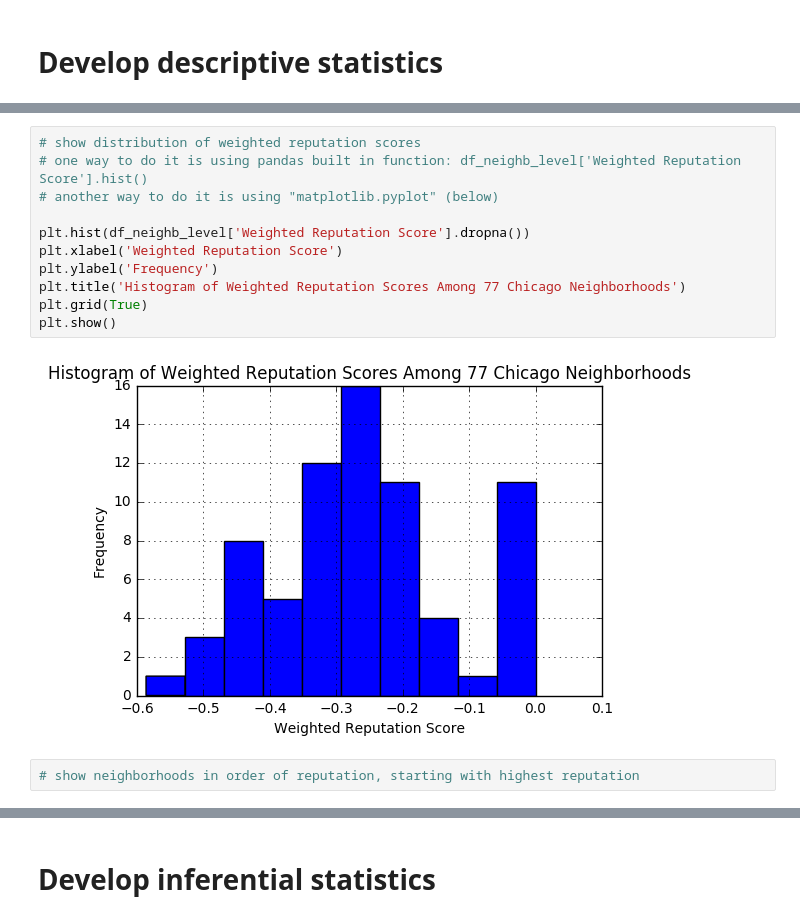
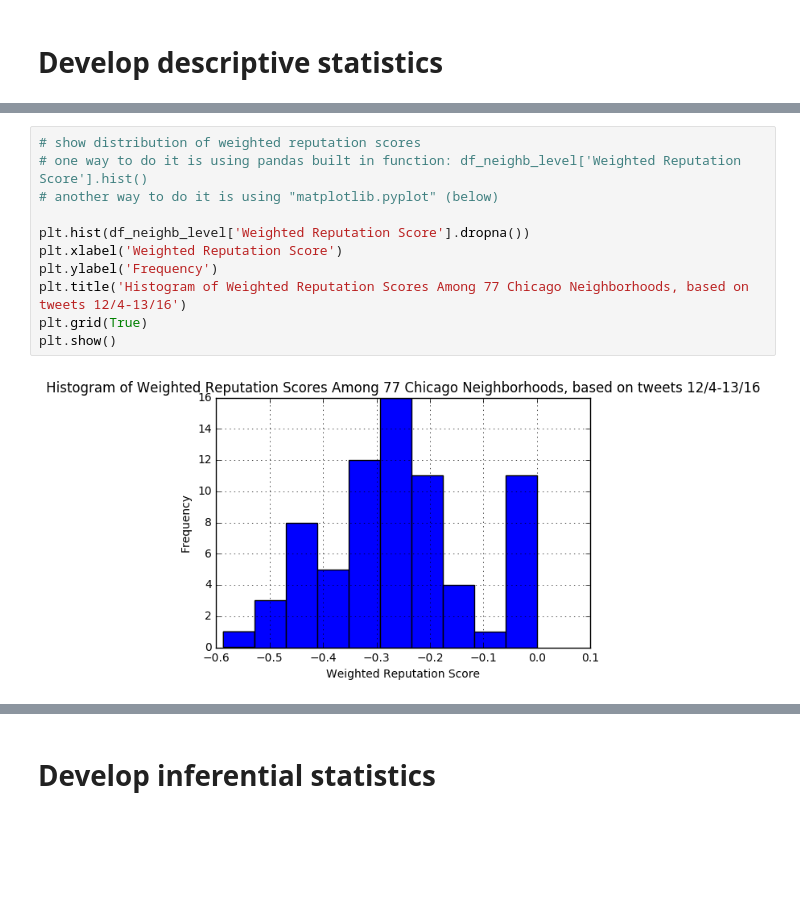
Before and after one commit to yarikan-zz/exploring-neighborhood-reputation, a Jupyter notebook: analysis_notebook.ipynb, the cells around one changed output, grey strips where cells are left out. Saved outputs shown, nothing was run; the diff lists cells and outputs as text; blank space fills up the shorter version.

```diff
--- a/analysis_notebook.ipynb
+++ b/analysis_notebook.ipynb
@@ -497,15 +518,13 @@ tweet_stats.describe()
 # %%
 # show distribution of weighted reputation scores
 # one way to do it is using pandas built in function: df_neighb_level['Weighted Reputation Score'].hist()
 # another way to do it is using "matplotlib.pyplot" (below)
 
 plt.hist(df_neighb_level['Weighted Reputation Score'].dropna())
 plt.xlabel('Weighted Reputation Score')
 plt.ylabel('Frequency')
-plt.title('Histogram of Weighted Reputation Scores Among 77 Chicago Neighborhoods')
+plt.title('Histogram of Weighted Reputation Scores Among 77 Chicago Neighborhoods, based on tweets 12/4-13/16')
 plt.grid(True)
 plt.show()
 # %% [output]
-[figure, old version]
+[figure, new version]
-# %%
-# show neighborhoods in order of reputation, starting with highest reputation
```
Also changed, not shown: parts of 23 cells of this notebook, 2 other files.
